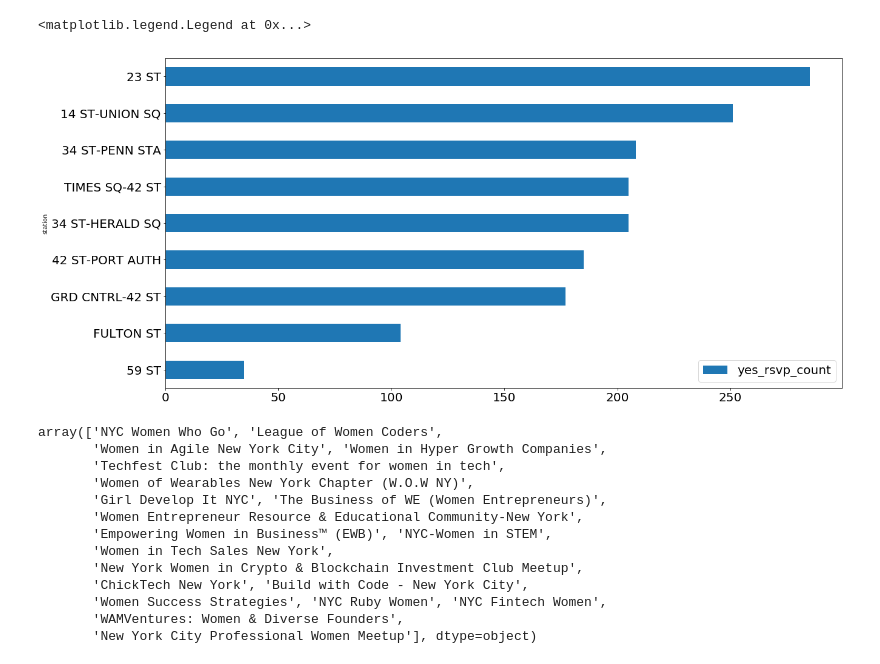
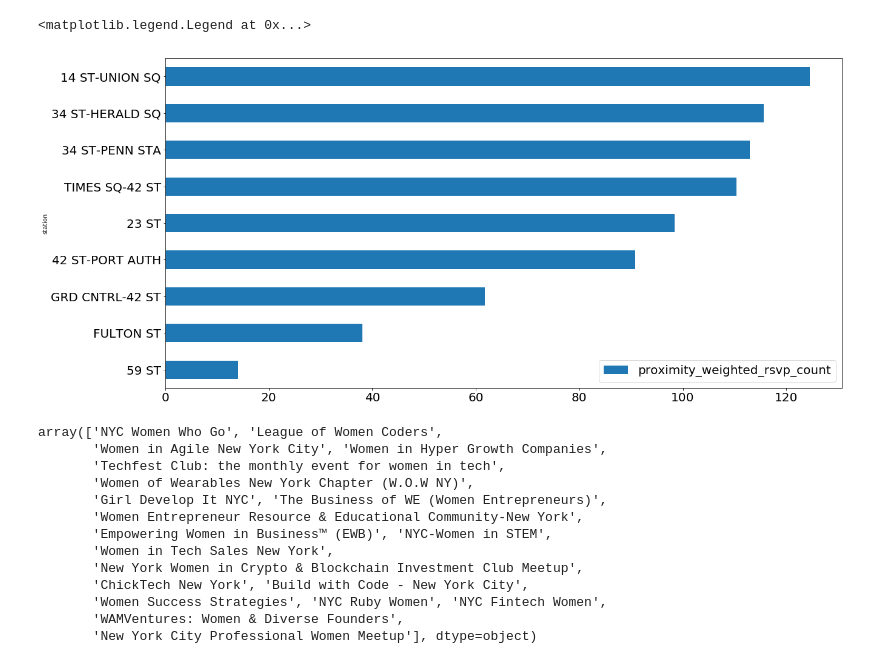
Before and after one commit to cyrus-rustomji/metis_projects, a Jupyter notebook: Meetup.ipynb, the cells around one changed output. Drawn from its saved outputs; the diff is of its cells as text; code cells hidden in the pictures.

Commit message:
Fix distance and add proximity weighted rsvp

```diff
--- a/Meetup.ipynb
+++ b/Meetup.ipynb
@@ -46,11 +46,11 @@ tech_groups = ['NYC Women in Machine Learning & Data Science','NYC Fintech Women
 meetup_data = meetup_data[meetup_data.group_name.isin(tech_groups)]
 # %%
 sum_by_station = meetup_data.groupby('station').sum()
-sum_by_station.sort_values('yes_rsvp_count', ascending=True)[['yes_rsvp_count']].plot(kind='barh', figsize=(20, 10), fontsize=20)
+sum_by_station.sort_values('proximity_weighted_rsvp_count', ascending=True)[['proximity_weighted_rsvp_count']].plot(kind='barh', figsize=(20, 10), fontsize=20)
 plt.legend(prop={'size': 20})
 # %% [output]
 <matplotlib.legend.Legend at 0x...>
-[figure, old version]
+[figure, new version]
 # %%
 meetup_data['group_name'].unique()
 # %% [output]
```
Also changed, not shown: parts of 1 cell of this notebook, 3 other files.
